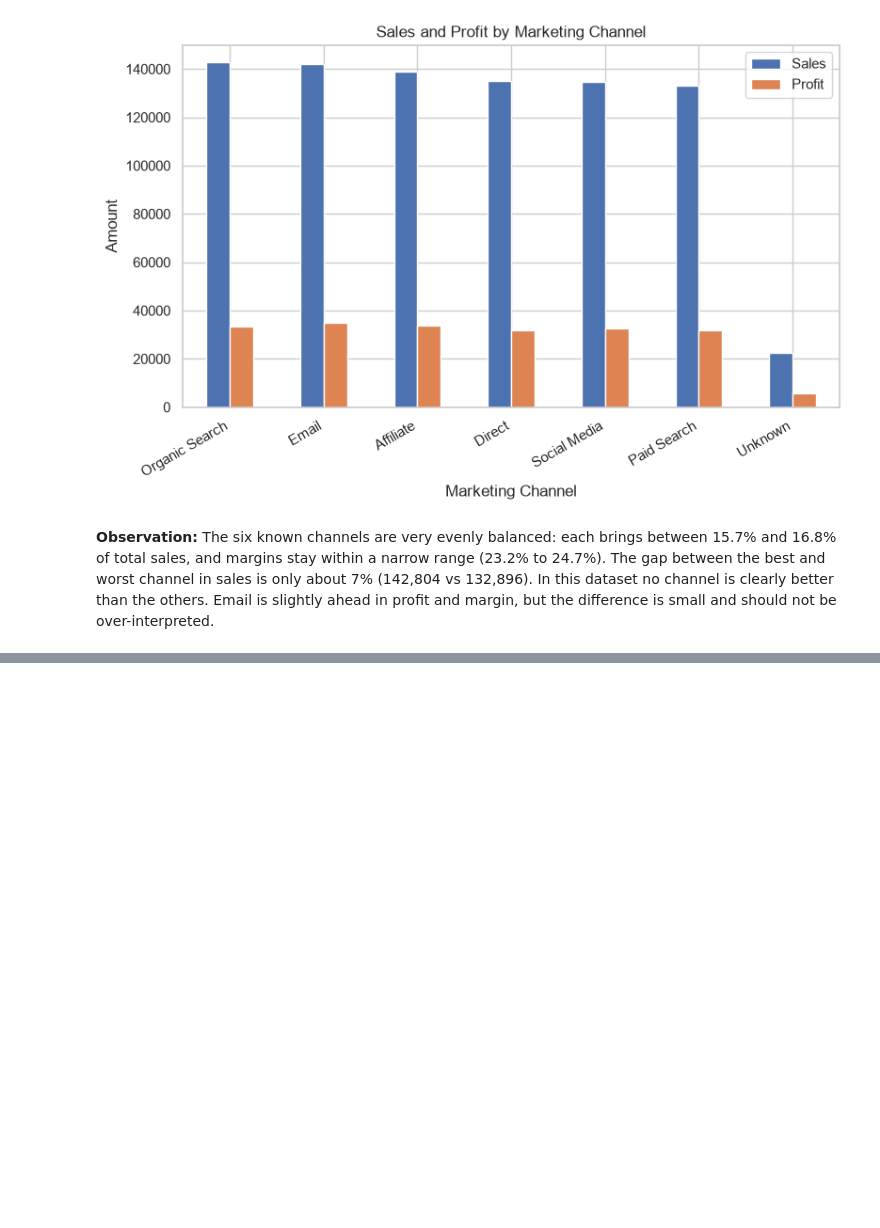
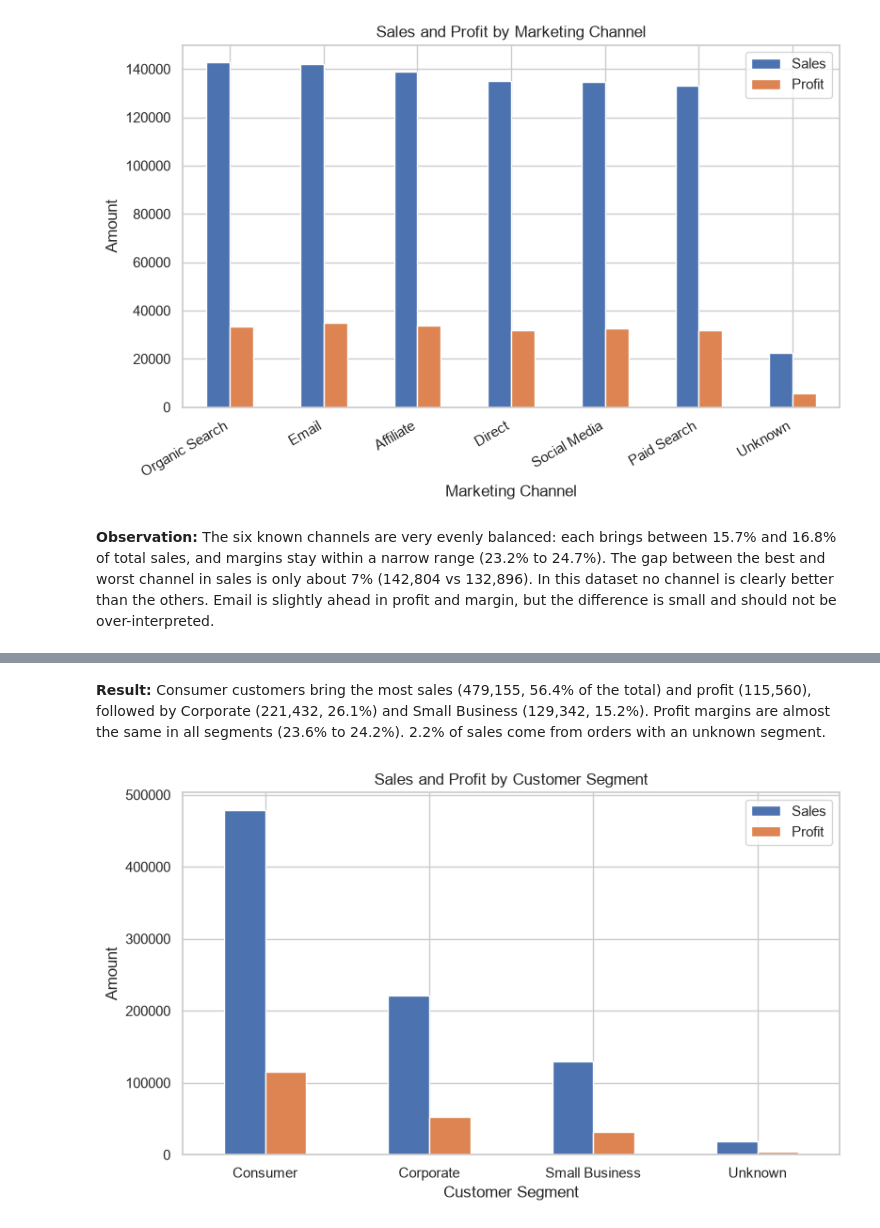
Before and after one commit to ariful3551/Ecommerce-Orders-Analysis, a Jupyter notebook: notebooks/03_eda_visualization.ipynb, the cells around one changed output, grey strips where cells are left out. Cells and saved outputs as stored; diff of their text form; code cells hidden in the pictures; blank space fills up the shorter version.

Commit message:
Add sales and profit by customer segment

```diff
--- a/notebooks/03_eda_visualization.ipynb
+++ b/notebooks/03_eda_visualization.ipynb
@@ -252,0 +256,3 @@ plt.show()
+# %%
+segment_summary = summarize("Customer_Segment")
+segment_summary
@@ -252,0 +266,12 @@ plt.show()
+# %% [markdown]
+**Result:** Consumer customers bring the most sales (479,155, 56.4% of the total) and profit (115,560), followed by Corporate (221,432, 26.1%) and Small Business (129,342, 15.2%). Profit margins are almost the same in all segments (23.6% to 24.2%). 2.2% of sales come from orders with an unknown segment.
+# %%
+ax = segment_summary[["Sales", "Profit"]].plot(kind="bar")
+ax.set_title("Sales and Profit by Customer Segment")
+ax.set_xlabel("Customer Segment")
+ax.set_ylabel("Amount")
+plt.xticks(rotation=0)
+plt.savefig("../reports/figures/05_sales_profit_by_segment.png", dpi=150, bbox_inches="tight")
+plt.show()
+# %% [output]
+[figure, added]
```
Also changed, not shown: parts of 4 cells of this notebook, 1 other file.
